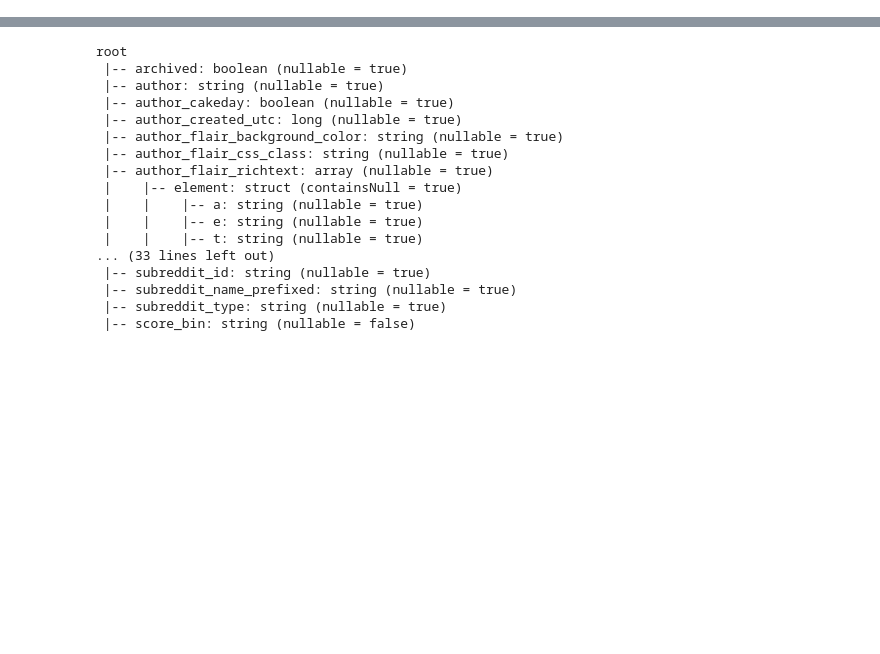
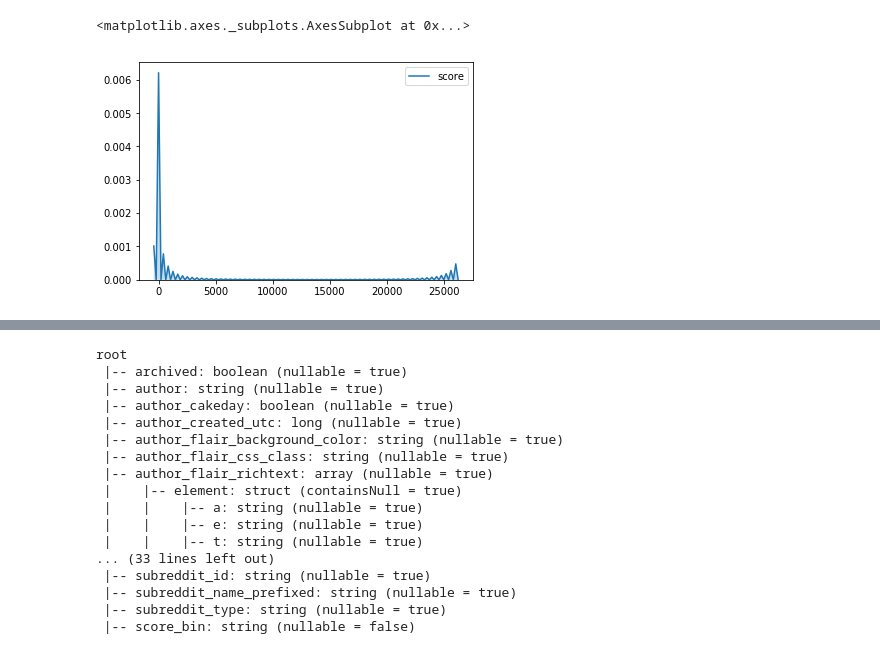
Before and after one commit to daniuniuniuniu/spark, a Jupyter notebook: 0426.ipynb, the cells around one changed output, grey strips where cells are left out. Saved outputs shown, nothing was run; the diff lists cells and outputs as text; code cells hidden in the pictures; blank space fills up the shorter version.

```diff
--- a/0426.ipynb
+++ b/0426.ipynb
@@ -51,5 +98,8 @@ sns.barplot(x=data['no_follow'],y = data['count'])
 # %%
-score1 = test.select("c").toPandas()
+score1 = test.select("score").toPandas()
 sns.kdeplot(score1.score,shade=True)
+# %% [output]
+<matplotlib.axes._subplots.AxesSubplot at 0x...>
+[figure, added]
 # %%
 test.groupBy("stickied").count().show()
```
Also changed, not shown: parts of 25 cells of this notebook.
